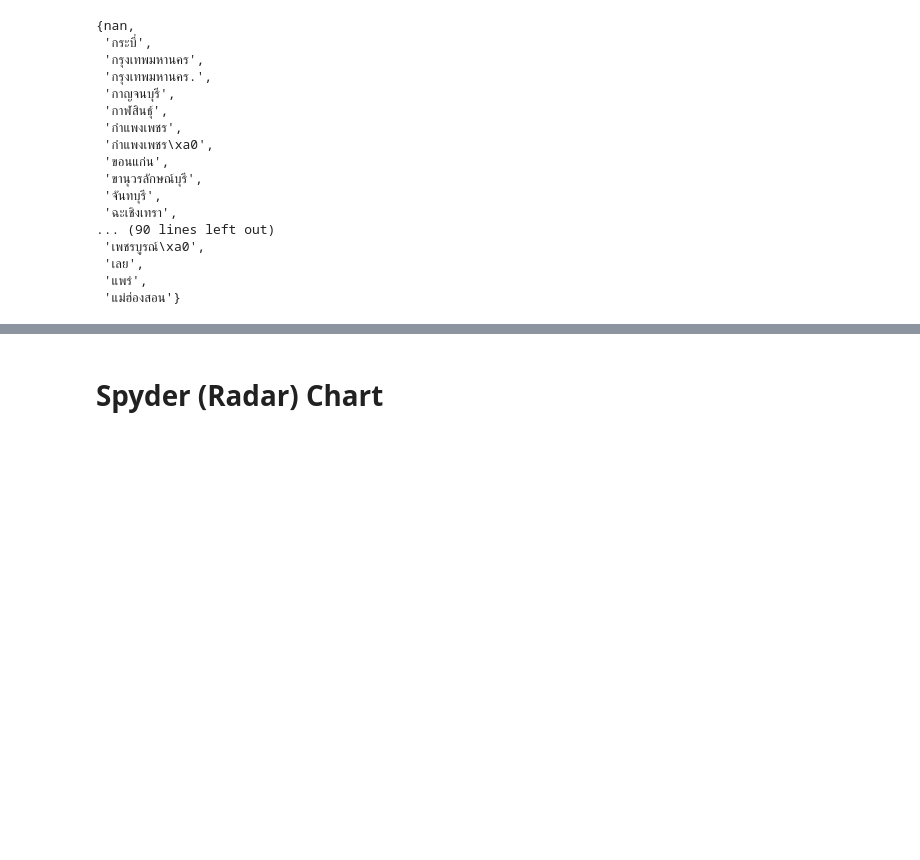
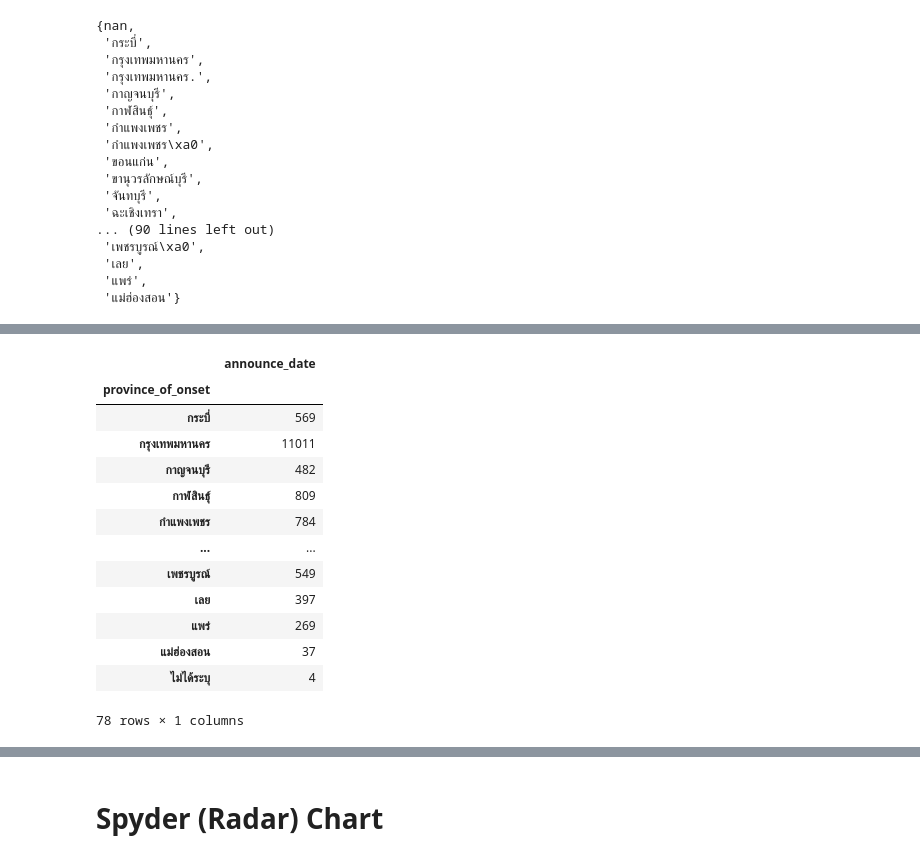
Before and after one commit to 623021000-1thaksina/data_viz_2022, a Jupyter notebook: DataViz04_Data_Comparison.ipynb, the cells around one changed output, grey strips where cells are left out. Cells and saved outputs as stored; diff of their text form; code cells hidden in the pictures; blank space fills up the shorter version.

```diff
--- a/DataViz04_Data_Comparison.ipynb
+++ b/DataViz04_Data_Comparison.ipynb
@@ -574,0 +627,18 @@ set(j_data['province_of_onset'])
+# %%
+HW2_GG = HW2_G[['announce_date']] #จากตาราง HW2_G เลือกเฉพาะตารางที่เป็นคอลัมน์ announce_date'
+HW2_GG # แสดงผล
+# %% [output]
+|  | announce_date |
+| province_of_onset |  |
+| กระบี่ | 569 |
+| กรุงเทพมหานคร | 11011 |
+| กาญจนบุรี | 482 |
+| กาฬสินธุ์ | 809 |
+| กำแพงเพชร | 784 |
+| ... | ... |
+| เพชรบูรณ์ | 549 |
+| เลย | 397 |
+| แพร่ | 269 |
+| แม่ฮ่องสอน | 37 |
+| ไม่ได้ระบุ | 4 |
+78 rows × 1 columns
```
Also changed, not shown: parts of 19 cells of this notebook.
